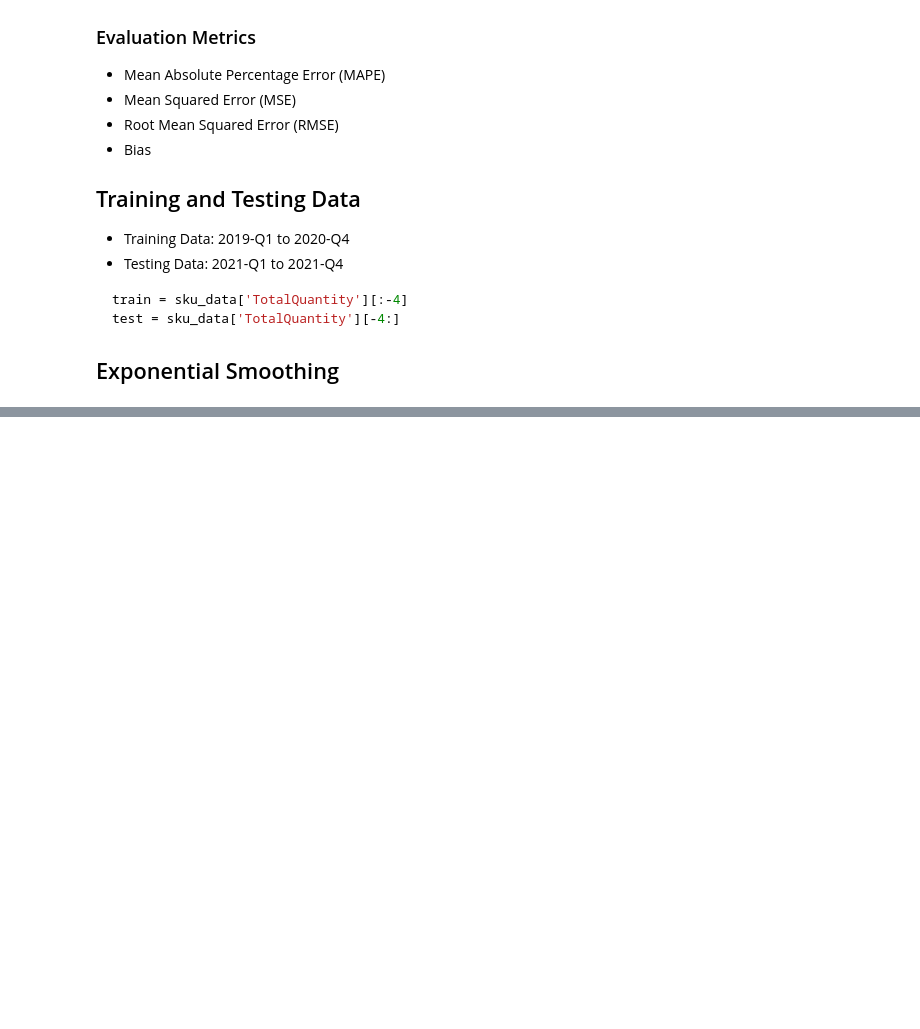
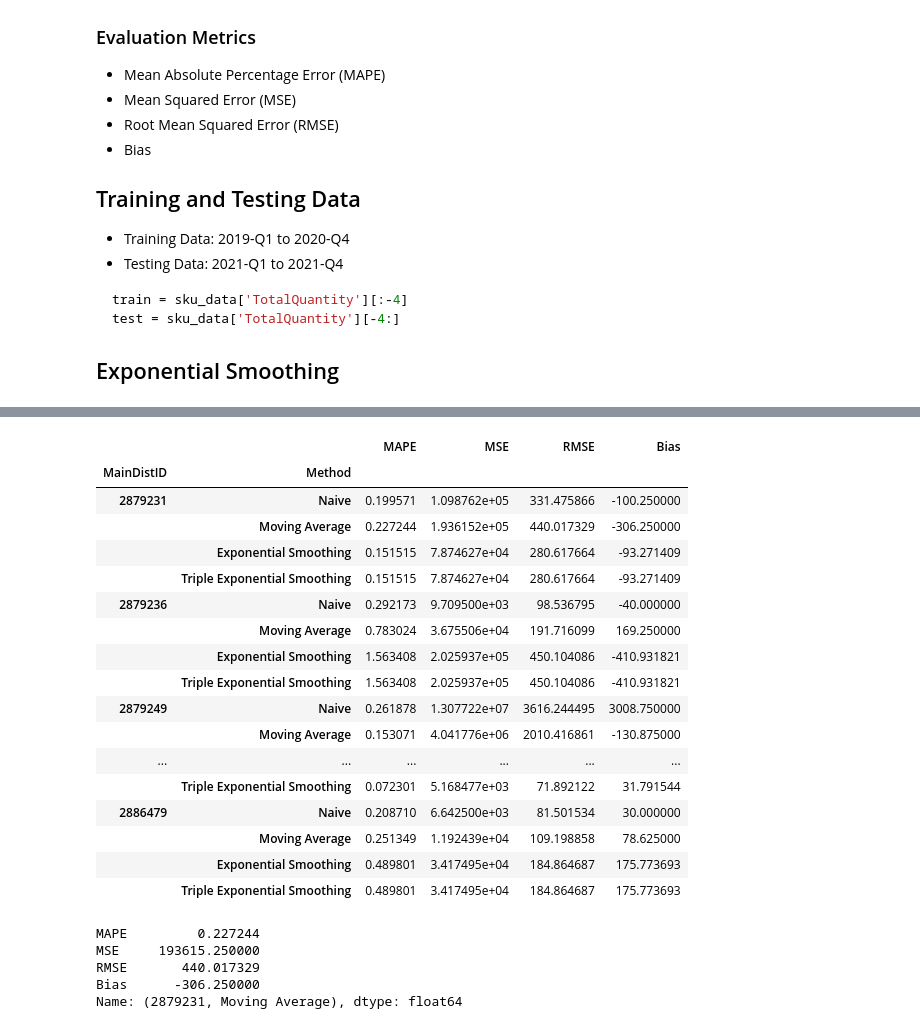
Before and after one commit to senaoz/MIS-492, a Jupyter notebook: models_dist.ipynb, the cells around one changed output, grey strips where cells are left out. Saved outputs shown, nothing was run; the diff lists cells and outputs as text; code cells hidden in the pictures; blank space fills up the shorter version.

```diff
--- a/models_dist.ipynb
+++ b/models_dist.ipynb
@@ -366,3 +348,3 @@ Not enough data for training forecasting for MainDistID 2879258.0. Skipping.
 # %%
-metrics_df
+metrics_df_quarterly = plot_forecasts_and_calculate_metrics_quarterly('319')
 # %% [output]
@@ -386,0 +367,29 @@ metrics_df
+# %%
+metrics_df_quarterly
+# %% [output]
+|  |  | MAPE | MSE | RMSE | Bias |
+| MainDistID | Method |  |  |  |  |
+| 2879231 | Naive | 0.199571 | 1.098762e+05 | 331.475866 | -100.250000 |
+|  | Moving Average | 0.227244 | 1.936152e+05 | 440.017329 | -306.250000 |
+|  | Exponential Smoothing | 0.151515 | 7.874627e+04 | 280.617664 | -93.271409 |
+|  | Triple Exponential Smoothing | 0.151515 | 7.874627e+04 | 280.617664 | -93.271409 |
+| 2879236 | Naive | 0.292173 | 9.709500e+03 | 98.536795 | -40.000000 |
+|  | Moving Average | 0.783024 | 3.675506e+04 | 191.716099 | 169.250000 |
+|  | Exponential Smoothing | 1.563408 | 2.025937e+05 | 450.104086 | -410.931821 |
+|  | Triple Exponential Smoothing | 1.563408 | 2.025937e+05 | 450.104086 | -410.931821 |
+| 2879249 | Naive | 0.261878 | 1.307722e+07 | 3616.244495 | 3008.750000 |
+|  | Moving Average | 0.153071 | 4.041776e+06 | 2010.416861 | -130.875000 |
+| ... | ... | ... | ... | ... | ... |
+|  | Triple Exponential Smoothing | 0.072301 | 5.168477e+03 | 71.892122 | 31.791544 |
+| 2886479 | Naive | 0.208710 | 6.642500e+03 | 81.501534 | 30.000000 |
+|  | Moving Average | 0.251349 | 1.192439e+04 | 109.198858 | 78.625000 |
+|  | Exponential Smoothing | 0.489801 | 3.417495e+04 | 184.864687 | 175.773693 |
+|  | Triple Exponential Smoothing | 0.489801 | 3.417495e+04 | 184.864687 | 175.773693 |
+# %%
+metrics_df_quarterly.loc[(2879231, 'Moving Average')]
+# %% [output]
+MAPE         0.227244
+MSE     193615.250000
+RMSE       440.017329
+Bias      -306.250000
+Name: (2879231, Moving Average), dtype: float64
```
Also changed, not shown: parts of 8 cells of this notebook.
